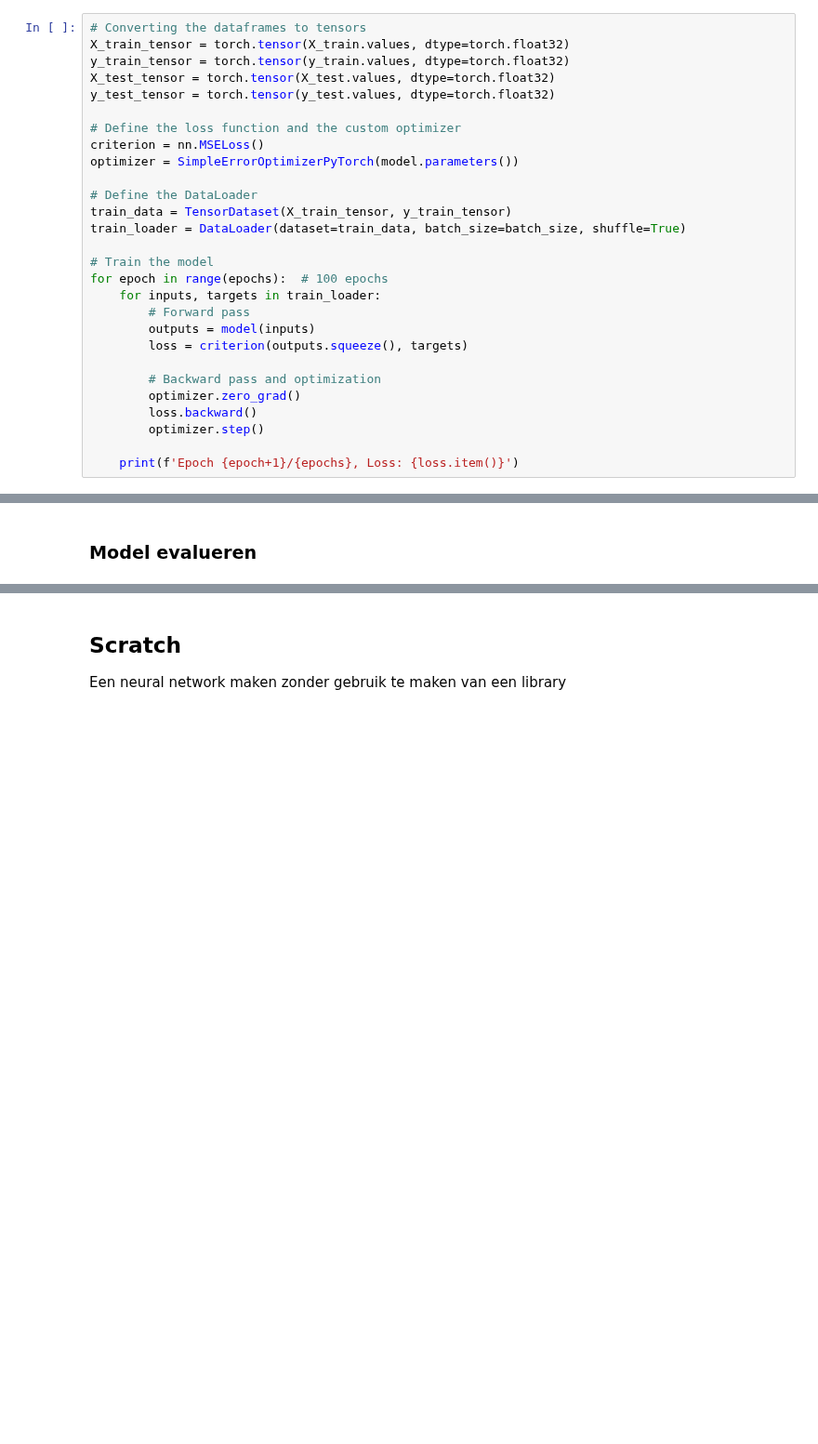
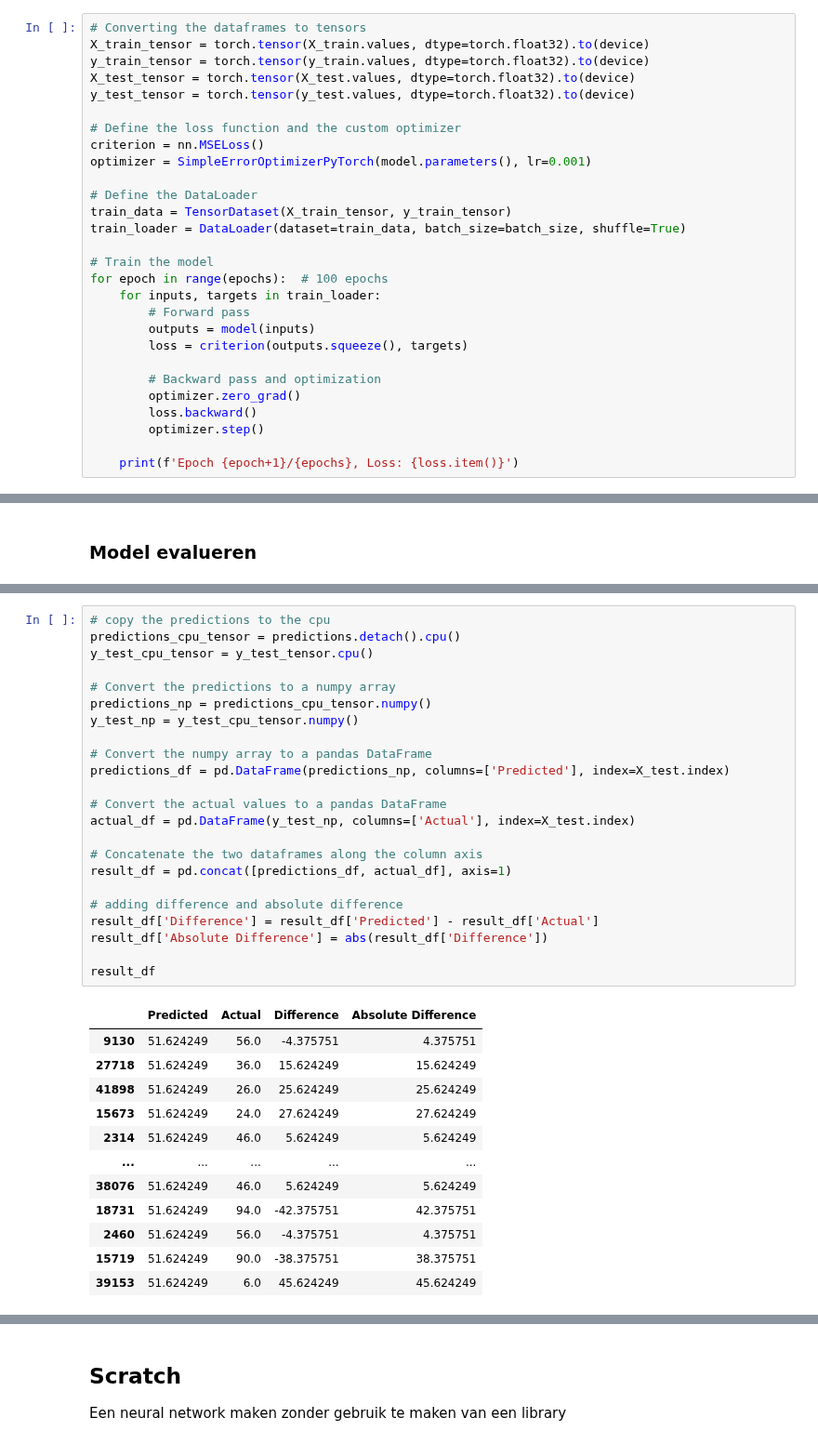
Before and after one commit to Nrojt/SE4-DEDS-Pyhton-opdrachten, a Jupyter notebook: week 10/Practicum_10.ipynb, the cells around one changed output, grey strips where cells are left out. Shown at 93% size. Saved outputs shown, nothing was run; the diff lists cells and outputs as text; blank space fills up the shorter version.

```diff
--- a/week 10/Practicum_10.ipynb
+++ b/week 10/Practicum_10.ipynb
@@ -325,14 +338,14 @@ class SimpleErrorOptimizerPyTorch(torch.optim.Optimizer):
                 p.data -= group['lr'] * p.grad.data
 # %%
 # Converting the dataframes to tensors
-X_train_tensor = torch.tensor(X_train.values, dtype=torch.float32)
-y_train_tensor = torch.tensor(y_train.values, dtype=torch.float32)
-X_test_tensor = torch.tensor(X_test.values, dtype=torch.float32)
-y_test_tensor = torch.tensor(y_test.values, dtype=torch.float32)
+X_train_tensor = torch.tensor(X_train.values, dtype=torch.float32).to(device)
+y_train_tensor = torch.tensor(y_train.values, dtype=torch.float32).to(device)
+X_test_tensor = torch.tensor(X_test.values, dtype=torch.float32).to(device)
+y_test_tensor = torch.tensor(y_test.values, dtype=torch.float32).to(device)
 
 # Define the loss function and the custom optimizer
 criterion = nn.MSELoss()
-optimizer = SimpleErrorOptimizerPyTorch(model.parameters())
+optimizer = SimpleErrorOptimizerPyTorch(model.parameters(), lr=0.001)
 
 # Define the DataLoader
 train_data = TensorDataset(X_train_tensor, y_train_tensor)
@@ -374,0 +395,36 @@ Test Loss: 3317.273193359375
+# %%
+# copy the predictions to the cpu
+predictions_cpu_tensor = predictions.detach().cpu()
+y_test_cpu_tensor = y_test_tensor.cpu()
+
+# Convert the predictions to a numpy array
+predictions_np = predictions_cpu_tensor.numpy()
+y_test_np = y_test_cpu_tensor.numpy()
+
+# Convert the numpy array to a pandas DataFrame
+predictions_df = pd.DataFrame(predictions_np, columns=['Predicted'], index=X_test.index)
+
+# Convert the actual values to a pandas DataFrame
+actual_df = pd.DataFrame(y_test_np, columns=['Actual'], index=X_test.index)
+
+# Concatenate the two dataframes along the column axis
+result_df = pd.concat([predictions_df, actual_df], axis=1)
+
+# adding difference and absolute difference
+result_df['Difference'] = result_df['Predicted'] - result_df['Actual']
+result_df['Absolute Difference'] = abs(result_df['Difference'])
+
+result_df
+# %% [output]
+|  | Predicted | Actual | Difference | Absolute Difference |
+| 9130 | 51.624249 | 56.0 | -4.375751 | 4.375751 |
+| 27718 | 51.624249 | 36.0 | 15.624249 | 15.624249 |
+| 41898 | 51.624249 | 26.0 | 25.624249 | 25.624249 |
+| 15673 | 51.624249 | 24.0 | 27.624249 | 27.624249 |
+| 2314 | 51.624249 | 46.0 | 5.624249 | 5.624249 |
+| ... | ... | ... | ... | ... |
+| 38076 | 51.624249 | 46.0 | 5.624249 | 5.624249 |
+| 18731 | 51.624249 | 94.0 | -42.375751 | 42.375751 |
+| 2460 | 51.624249 | 56.0 | -4.375751 | 4.375751 |
+| 15719 | 51.624249 | 90.0 | -38.375751 | 38.375751 |
+| 39153 | 51.624249 | 6.0 | 45.624249 | 45.624249 |
```
Also changed, not shown: parts of 15 cells of this notebook, 3 other files.
